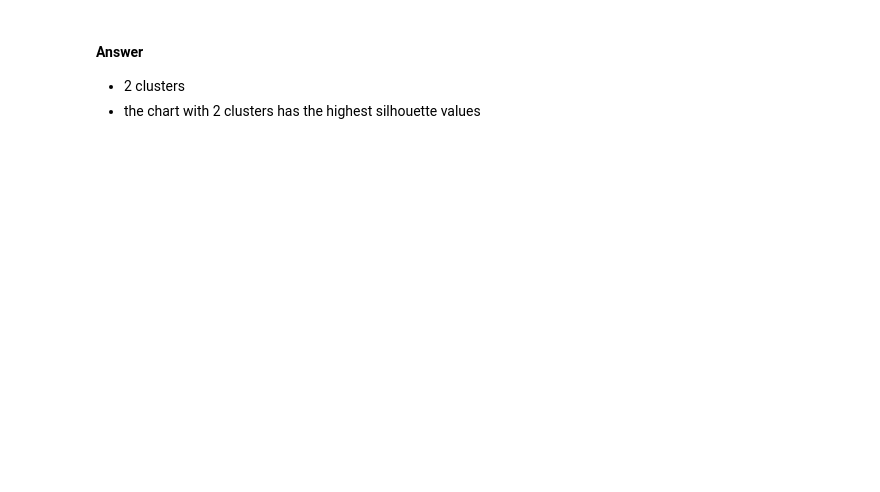
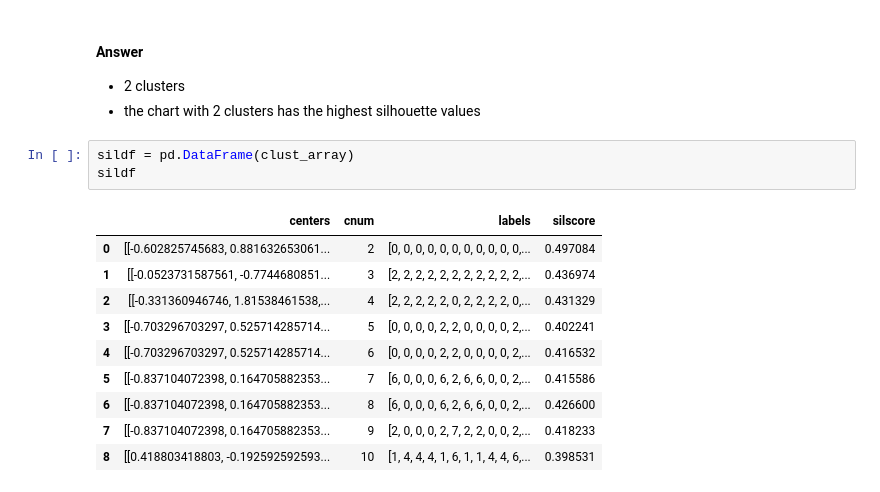
Before and after one commit to amandalouparker/resources, a Jupyter notebook: Find_optimal_number_of_clusters.ipynb, the cells around one changed output. Cells and saved outputs as stored; diff of their text form; blank space fills up the shorter version.

```diff
--- a/Find_optimal_number_of_clusters.ipynb
+++ b/Find_optimal_number_of_clusters.ipynb
@@ -118,3 +95,17 @@ for n_clusters in range_n_clusters:
 #### Answer
 - 2 clusters
 - the chart with 2 clusters has the highest silhouette values
+# %%
+sildf = pd.DataFrame(clust_array)
+sildf
+# %% [output]
+|  | centers | cnum | labels | silscore |
+| 0 | [[-0.602825745683, 0.881632653061... | 2 | [0, 0, 0, 0, 0, 0, 0, 0, 0, 0, 0,... | 0.497084 |
+| 1 | [[-0.0523731587561, -0.7744680851... | 3 | [2, 2, 2, 2, 2, 2, 2, 2, 2, 2, 2,... | 0.436974 |
+| 2 | [[-0.331360946746, 1.81538461538,... | 4 | [2, 2, 2, 2, 2, 0, 2, 2, 2, 2, 0,... | 0.431329 |
+| 3 | [[-0.703296703297, 0.525714285714... | 5 | [0, 0, 0, 0, 2, 2, 0, 0, 0, 0, 2,... | 0.402241 |
+| 4 | [[-0.703296703297, 0.525714285714... | 6 | [0, 0, 0, 0, 2, 2, 0, 0, 0, 0, 2,... | 0.416532 |
+| 5 | [[-0.837104072398, 0.164705882353... | 7 | [6, 0, 0, 0, 6, 2, 6, 6, 0, 0, 2,... | 0.415586 |
+| 6 | [[-0.837104072398, 0.164705882353... | 8 | [6, 0, 0, 0, 6, 2, 6, 6, 0, 0, 2,... | 0.426600 |
+| 7 | [[-0.837104072398, 0.164705882353... | 9 | [2, 0, 0, 0, 2, 7, 2, 2, 0, 0, 2,... | 0.418233 |
+| 8 | [[0.418803418803, -0.192592592593... | 10 | [1, 4, 4, 4, 1, 6, 1, 1, 4, 4, 6,... | 0.398531 |
```
Also changed, not shown: parts of 5 cells of this notebook.
